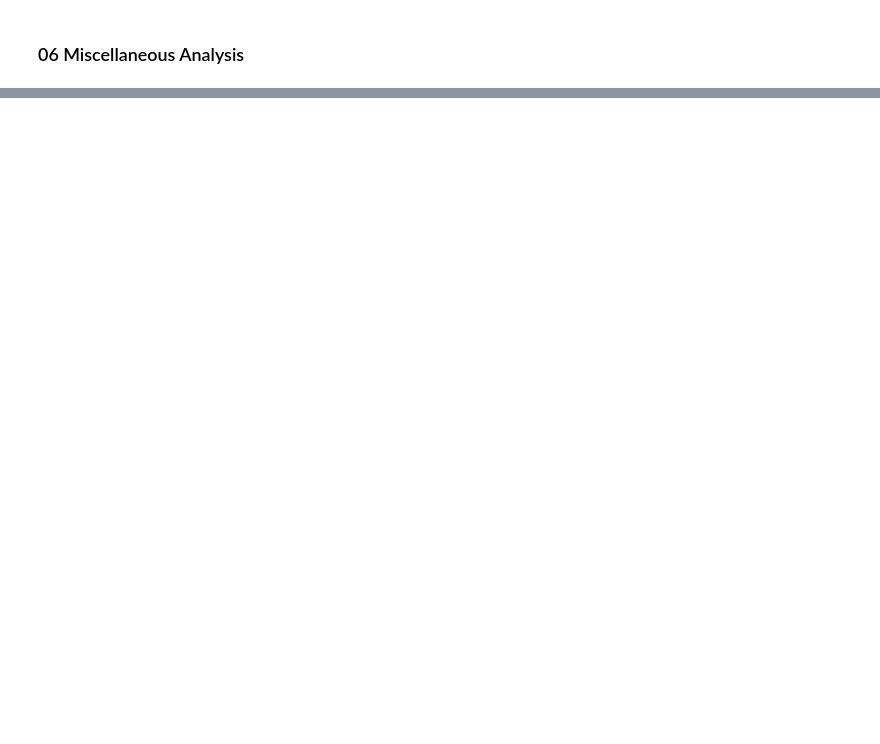
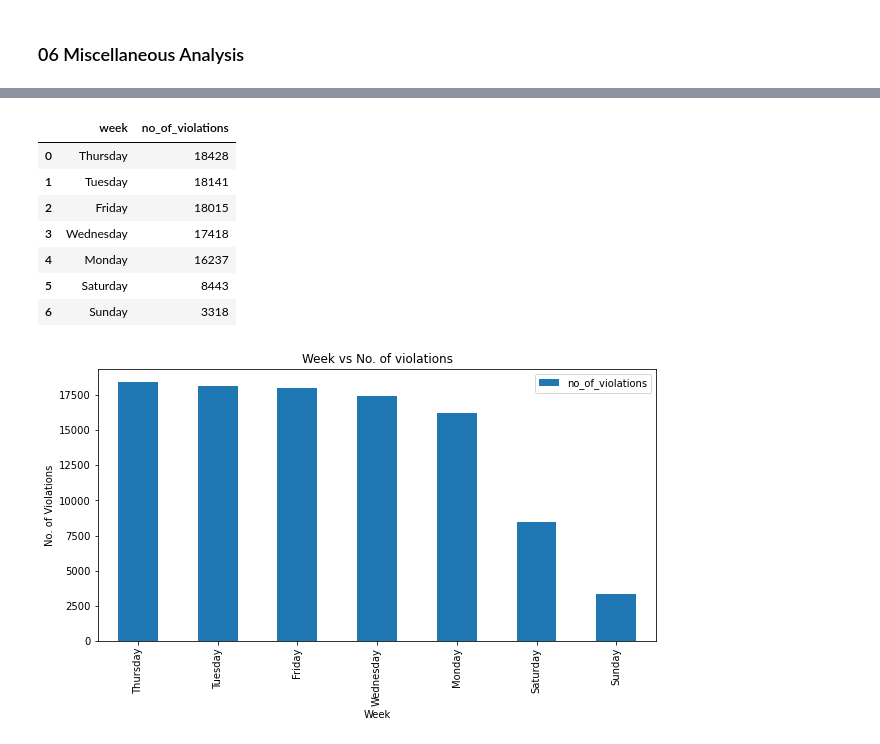
Before and after one commit to MTech-DA231-Project/NYC_Parking_Analysis, a Jupyter notebook: notebooks/nyc_parking_analysis.ipynb, the cells around one changed output, grey strips where cells are left out. Drawn from its saved outputs; the diff is of its cells as text; code cells hidden in the pictures; blank space fills up the shorter version.

```diff
--- a/notebooks/nyc_parking_analysis.ipynb
+++ b/notebooks/nyc_parking_analysis.ipynb
@@ -618,0 +676,12 @@ ma.in_out_state(spark)
+# %%
+ma.weekends(spark)
+# %% [output]
+|  | week | no_of_violations |
+| 0 | Thursday | 18428 |
+| 1 | Tuesday | 18141 |
+| 2 | Friday | 18015 |
+| 3 | Wednesday | 17418 |
+| 4 | Monday | 16237 |
+| 5 | Saturday | 8443 |
+| 6 | Sunday | 3318 |
+[figure, added]
```
Also changed, not shown: parts of 32 cells of this notebook, 19 other files.
